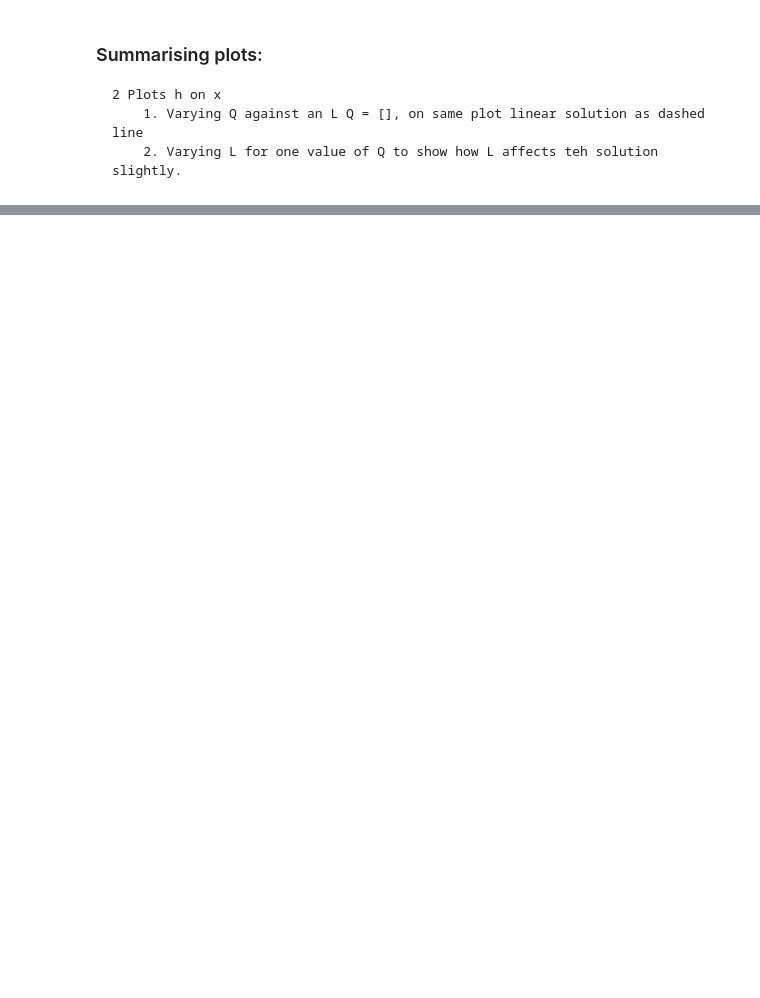
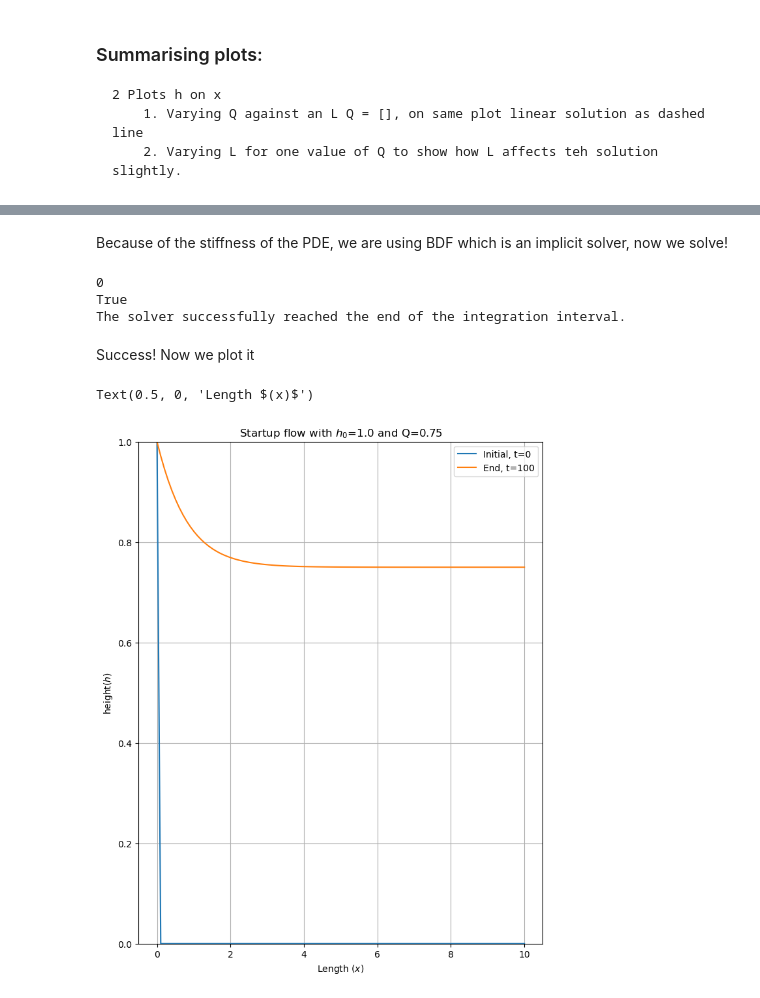
Before and after one commit to jrobo-gith/Independent-project-code, a Jupyter notebook: newtonian-thin-film-solve/collection.ipynb, the cells around one changed output, grey strips where cells are left out. Saved outputs shown, nothing was run; the diff lists cells and outputs as text; code cells hidden in the pictures; blank space fills up the shorter version.

```diff
--- a/newtonian-thin-film-solve/collection.ipynb
+++ b/newtonian-thin-film-solve/collection.ipynb
@@ -173,0 +195,18 @@ Success! Both solutions were found
+# %%
+def make_step(h, i, dx, pwr):
+    """
+    Try, excepts are for the BCs, as q_minus won't be computable for BCs at the start and q_plus won't be computable
+    for BCs at the end.
+    """
+    Dx = 1/dx**3
+    try:
+        non_linear_term =  ((h[i] + h[i+1])/2)**pwr
+        q_plus = Dx * non_linear_term * (-h[i-1] + 3*h[i] - 3*h[i+1] + h[i+2]) + h[i]
+    except IndexError: q_plus = 0
+
+    try:
+        non_linear_term =  ((h[i] + h[i-1])/2)**pwr
+        q_minus = Dx * non_linear_term * (-h[i-2] + 3*h[i-1] - 3*h[i] + h[i+1]) + h[i-1]
+    except IndexError: q_minus = 0
+
+    return q_plus, q_minus
@@ -173,0 +248,32 @@ Success! Both solutions were found
+# %% [markdown]
+Because of the stiffness of the PDE, we are using BDF which is an implicit solver, now we solve!
+# %%
+try:
+    sol = solve_ivp(fun=f, args=(Q, dx, 3), y0=h_initial, t_span=t_span, method='BDF', rtol=1e-6, atol=1e-8)
+
+    print(sol.status)
+    print(sol.success)
+    print(sol.message)
+
+except ValueError:
+    print("Value Error")
+# %% [output]
+0
+True
+The solver successfully reached the end of the integration interval.
+# %% [markdown]
+Success! Now we plot it
+# %%
+fig, ax = plt.subplots(nrows=1, ncols=1, figsize=(8, 10))
+
+ax.plot(x, sol.y[:, 0], label=f'Initial, t={t_span[0]}')
+ax.plot(x, sol.y[:, -1], label=f'End, t={t_span[1]}')
+ax.set_ylim(0, 1)
+ax.grid(True)
+ax.legend()
+ax.set_title(f"Startup flow with $h_0$={h_0} and Q={Q}")
+ax.set_ylabel('height$(h)$')
+ax.set_xlabel('Length $(x)$')
+# %% [output]
+Text(0.5, 0, 'Length $(x)$')
+[figure, added]
```
Also changed, not shown: parts of 15 cells of this notebook, 2 other files.
